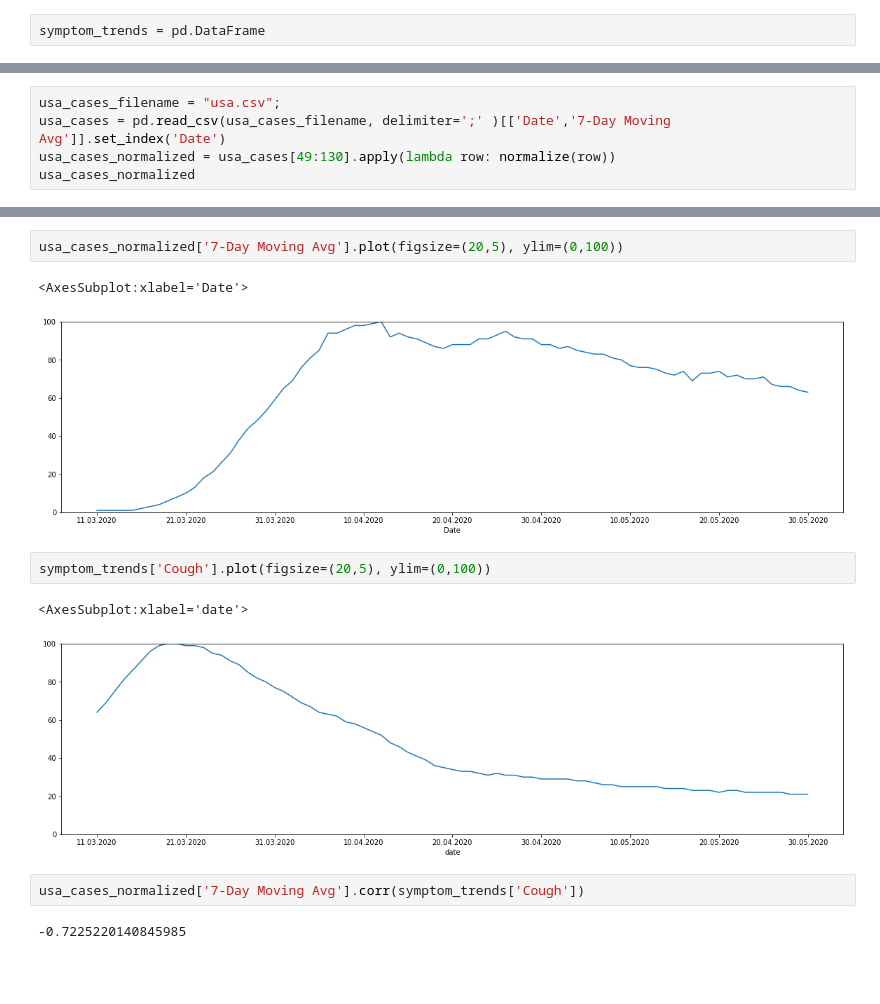
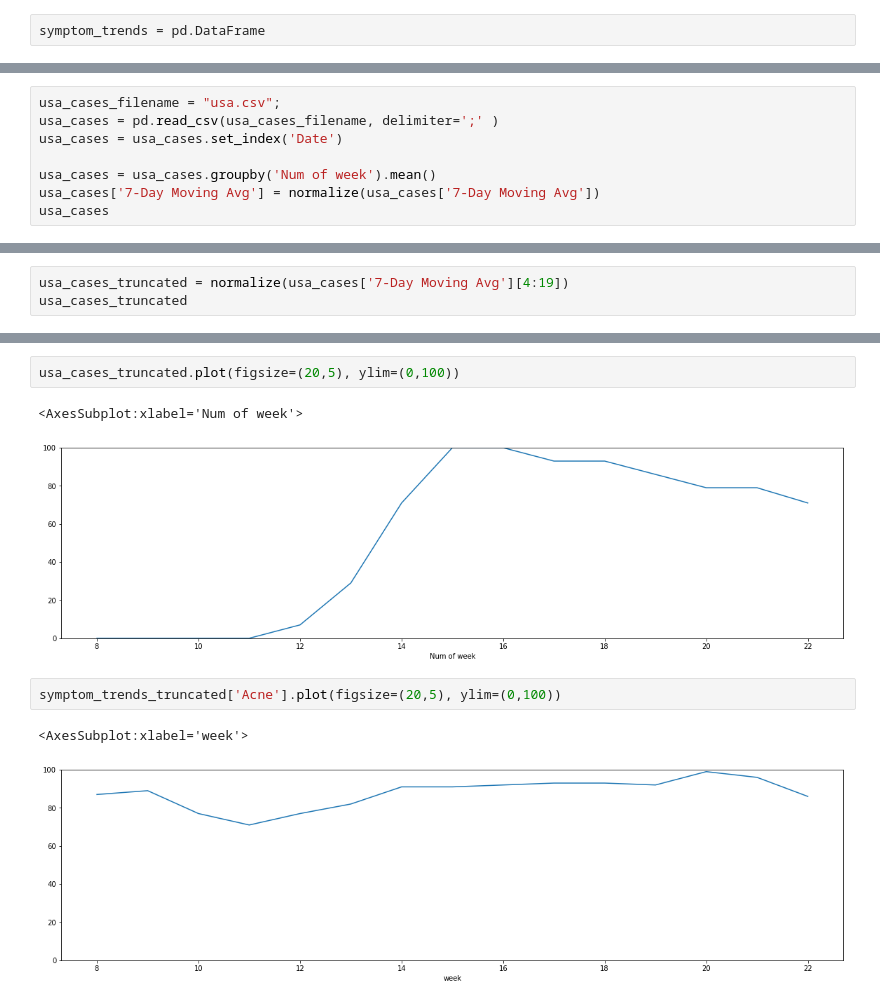
Before and after one commit to mopkoff/disease-trends, a Jupyter notebook: Untitled.ipynb, the cells around one changed output, grey strips where cells are left out. Cells and saved outputs as stored; diff of their text form; blank space fills up the shorter version.

```diff
--- a/Untitled.ipynb
+++ b/Untitled.ipynb
@@ -121,6 +148,9 @@ symptom_trends.plot(figsize=(20,5))
 # %%
 usa_cases_filename = "usa.csv";
-usa_cases = pd.read_csv(usa_cases_filename, delimiter=';' )[['Date','7-Day Moving Avg']].set_index('Date')
-usa_cases_normalized = usa_cases[49:130].apply(lambda row: normalize(row))
-usa_cases_normalized
+usa_cases = pd.read_csv(usa_cases_filename, delimiter=';' )
+usa_cases = usa_cases.set_index('Date')
+
+usa_cases = usa_cases.groupby('Num of week').mean()
+usa_cases['7-Day Moving Avg'] = normalize(usa_cases['7-Day Moving Avg'])
+usa_cases
 # %% [output]
@@ -140,0 +175,3 @@ usa_cases_normalized
+# %%
+usa_cases_truncated = normalize(usa_cases['7-Day Moving Avg'][4:19])
+usa_cases_truncated
@@ -141,14 +196,10 @@ usa_cases_normalized
 # %%
-usa_cases_normalized['7-Day Moving Avg'].plot(figsize=(20,5), ylim=(0,100))
+usa_cases_truncated.plot(figsize=(20,5), ylim=(0,100))
 # %% [output]
-<AxesSubplot:xlabel='Date'>
+<AxesSubplot:xlabel='Num of week'>
-[figure, old version]
+[figure, new version]
 # %%
-symptom_trends['Cough'].plot(figsize=(20,5), ylim=(0,100))
+symptom_trends_truncated['Acne'].plot(figsize=(20,5), ylim=(0,100))
 # %% [output]
-<AxesSubplot:xlabel='date'>
+<AxesSubplot:xlabel='week'>
-[figure, old version]
+[figure, new version]
-# %%
-usa_cases_normalized['7-Day Moving Avg'].corr(symptom_trends['Cough'])
-# %% [output]
--0.7225220140845985
```
Also changed, not shown: parts of 29 cells of this notebook, 3 other files.
